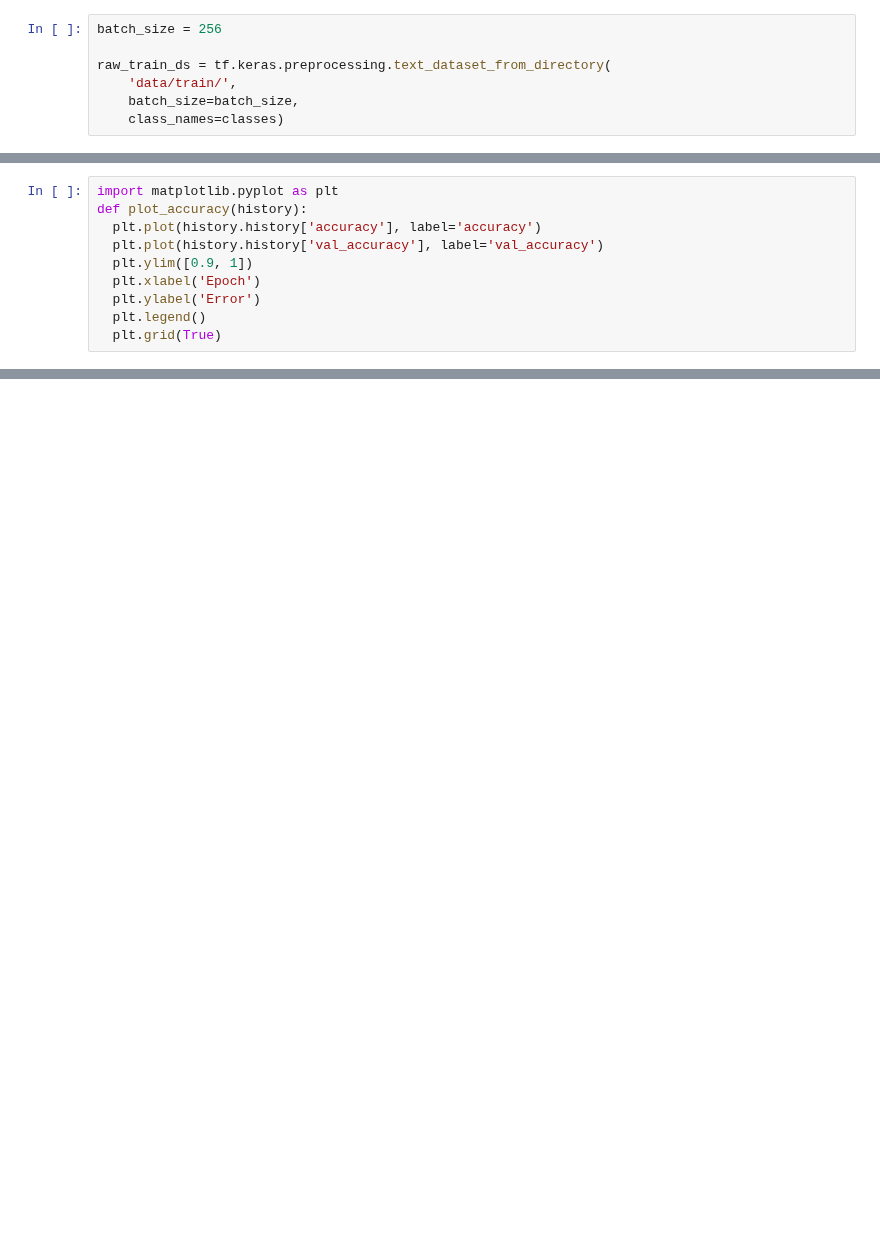
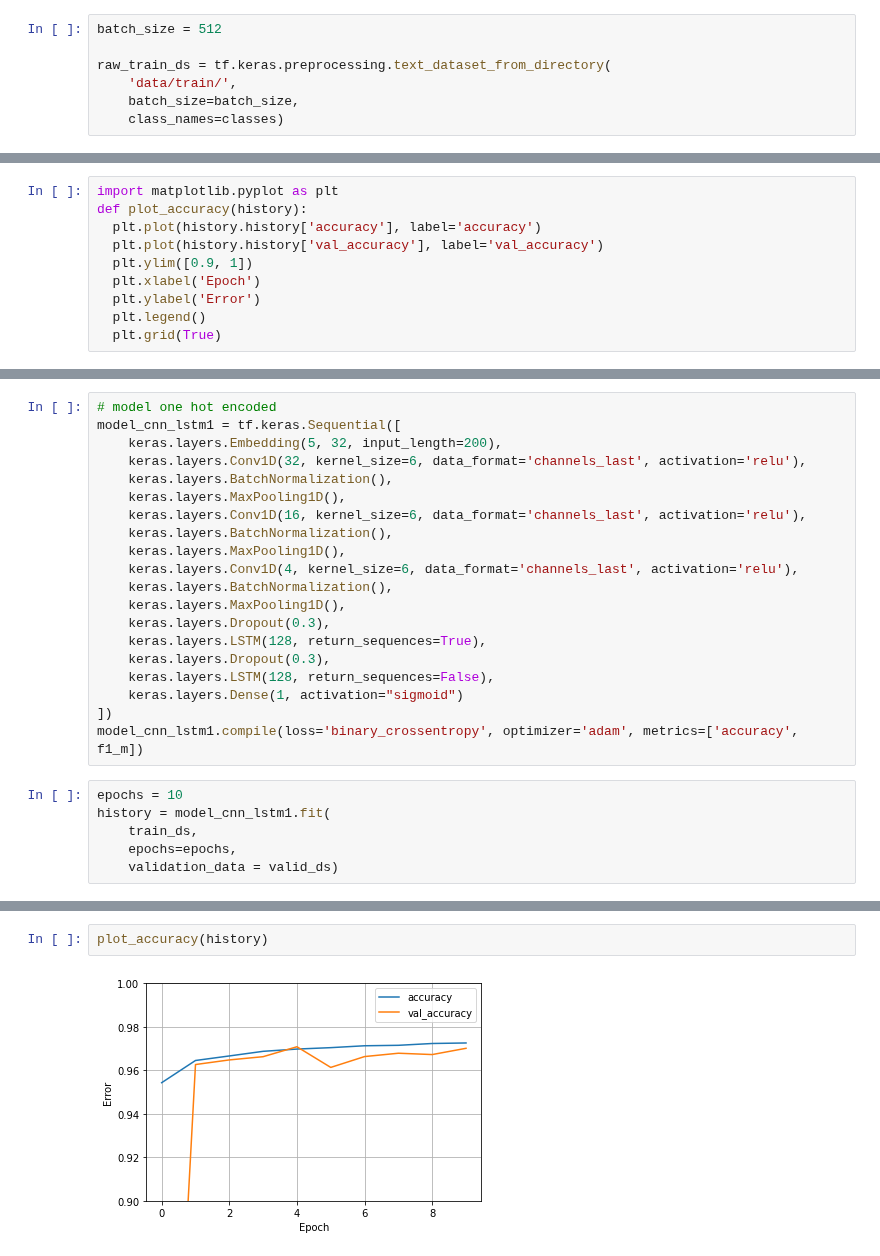
Before and after one commit to katarinagresova/M7DataSP_2020, a Jupyter notebook: assignment_08/G_quadruplexes_classification.ipynb, the cells around one changed output, grey strips where cells are left out. Drawn from its saved outputs; the diff is of its cells as text; blank space fills up the shorter version.

Commit message:
batch size doubled, added 1 more model with one dropout layer, embedding instead onehot and f1score

```diff
--- a/assignment_08/G_quadruplexes_classification.ipynb
+++ b/assignment_08/G_quadruplexes_classification.ipynb
@@ -53,7 +59,7 @@ So we are working with balanced dataset.
 # %% [markdown]
 #Reading data
 # %%
-batch_size = 256
+batch_size = 512
 
 raw_train_ds = tf.keras.preprocessing.text_dataset_from_directory(
     'data/train/',
@@ -121,0 +174,26 @@ plot_accuracy(history)
+# %%
+# model one hot encoded
+model_cnn_lstm1 = tf.keras.Sequential([
+    keras.layers.Embedding(5, 32, input_length=200),
+    keras.layers.Conv1D(32, kernel_size=6, data_format='channels_last', activation='relu'),
+    keras.layers.BatchNormalization(),
+    keras.layers.MaxPooling1D(),
+    keras.layers.Conv1D(16, kernel_size=6, data_format='channels_last', activation='relu'),
+    keras.layers.BatchNormalization(),
+    keras.layers.MaxPooling1D(),
+    keras.layers.Conv1D(4, kernel_size=6, data_format='channels_last', activation='relu'),
+    keras.layers.BatchNormalization(),
+    keras.layers.MaxPooling1D(),
+    keras.layers.Dropout(0.3),
+    keras.layers.LSTM(128, return_sequences=True),
+    keras.layers.Dropout(0.3),
+    keras.layers.LSTM(128, return_sequences=False),
+    keras.layers.Dense(1, activation="sigmoid")
+])
+model_cnn_lstm1.compile(loss='binary_crossentropy', optimizer='adam', metrics=['accuracy', f1_m])
+# %%
+epochs = 10
+history = model_cnn_lstm1.fit(
+    train_ds,
+    epochs=epochs,
+    validation_data = valid_ds)
@@ -121,0 +221,4 @@ plot_accuracy(history)
+# %%
+plot_accuracy(history)
+# %% [output]
+[figure, added]
```
Also changed, not shown: parts of 10 cells of this notebook.
